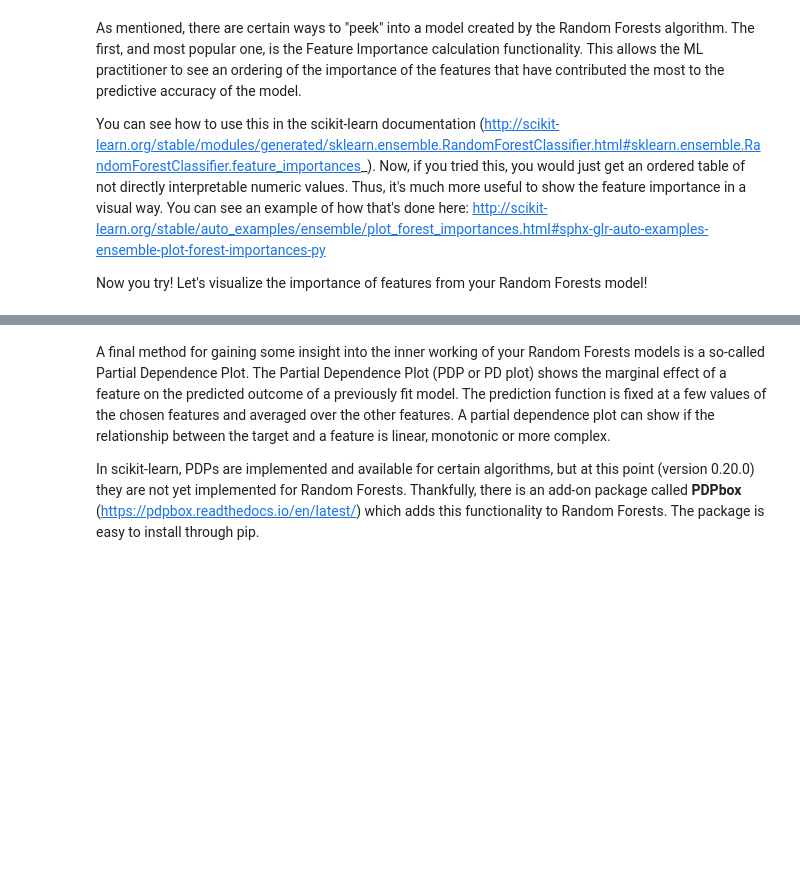
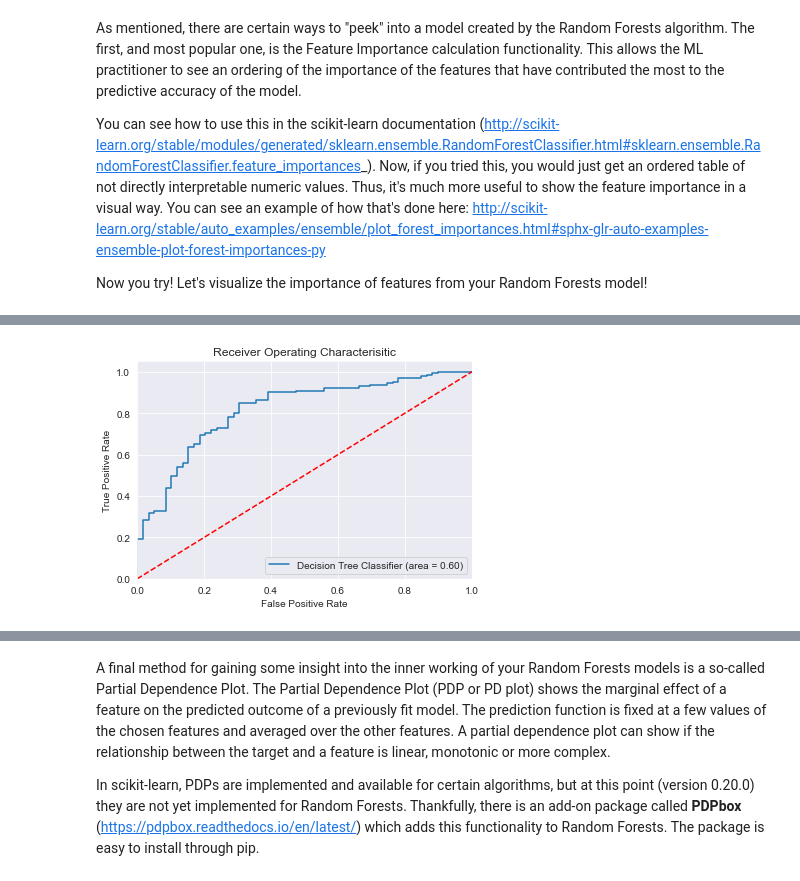
Before and after one commit to sidchakravarty/mec-mini-projects, a Jupyter notebook: mec-13.5.1-tree-based-algorithms-mini-project/Mini_Project_Tree-Based_Algorithms.ipynb, the cells around one changed output, grey strips where cells are left out. Saved outputs shown, nothing was run; the diff lists cells and outputs as text; code cells hidden in the pictures; blank space fills up the shorter version.

Commit message:
Built Decision Tree and Random Forest Model Partial Dependence Plot could not be made because the package absl-py installation kept failing.

```diff
--- a/mec-13.5.1-tree-based-algorithms-mini-project/Mini_Project_Tree-Based_Algorithms.ipynb
+++ b/mec-13.5.1-tree-based-algorithms-mini-project/Mini_Project_Tree-Based_Algorithms.ipynb
@@ -310,0 +307,17 @@ from sklearn.ensemble import RandomForestClassifier
+# %%
+parameter_grid = {
+    'n_estimators': [100, 200, 300, 400, 500],
+    'max_features': ['sqrt', 'log2'],
+    'criterion': ['gini', 'entropy'],
+    'max_depth': [3, 4, 5, 6, 7, 8, 9, 10],
+    'min_samples_leaf': [5]
+}
+# %%
+rf_CV = GridSearchCV(
+    estimator = RandomForestClassifier(),
+    param_grid = parameter_grid,
+    cv = 5
+)
+# %%
+rf_CV.fit(X_train_standardized, y_train)
+rf_CV.best_params_
@@ -318,0 +336,10 @@ Now you try! Let's visualize the importance of features from your Random Forests
+# %%
+rf2 = RandomForestClassifier(
+    n_estimators = 100,
+    max_depth = 10,
+    max_features = 'sqrt',
+    min_samples_leaf = 5,
+    criterion = 'entropy'
+).fit(X_train_normalized, y_train)
+rf2_prediction = rf2.predict(X_test_normalized)
+confusion_matrix(y_test, rf2_prediction)
@@ -318,0 +370,4 @@ Now you try! Let's visualize the importance of features from your Random Forests
+# %%
+create_AUC(rf2, X_test_normalized, y_test, rf2_prediction)
+# %% [output]
+[figure, added]
```
Also changed, not shown: parts of 23 cells of this notebook.
